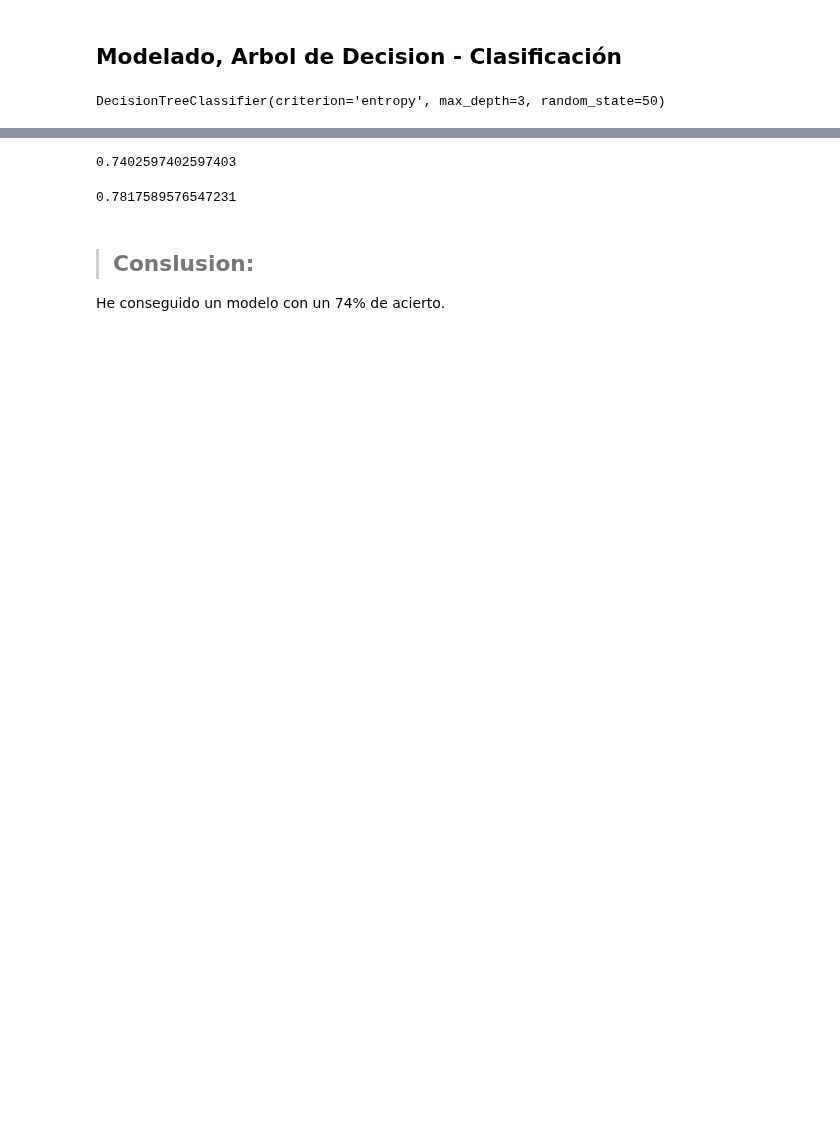
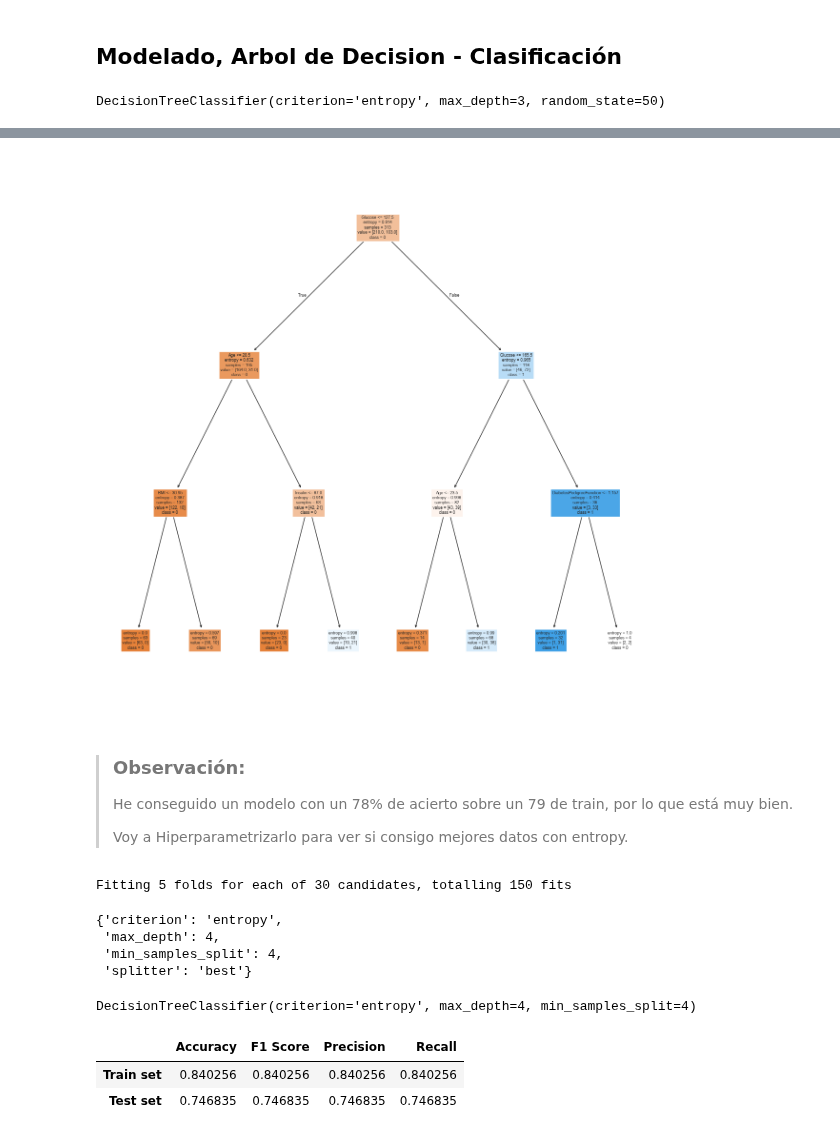
Before and after one commit to 4GeeksAcademy/sarayruiz---Machine-Learning, a Jupyter notebook: src/04-decision-tree-diabetes.ipynb, the cells around one changed output, grey strips where cells are left out. Drawn from its saved outputs; the diff is of its cells as text; code cells hidden in the pictures; blank space fills up the shorter version.

```diff
--- a/src/04-decision-tree-diabetes.ipynb
+++ b/src/04-decision-tree-diabetes.ipynb
@@ -148,8 +133,0 @@ get_classifier_metrics(y_pred_test, y_test, y_pred_train, y_train, average='weig
-# %%
-accuracy_score(y_test, y_pred_test)
-# %% [output]
-0.7402597402597403
-# %%
-accuracy_score(y_train, y_pred_train)
-# %% [output]
-0.7817589576547231
@@ -158,4 +134,49 @@ dump(model, open("decision_tree_classifier_insulina.pkl", "wb"))
+# %%
+fig = plt.figure(figsize=(15,15))
+
+tree.plot_tree(model_entropy, feature_names = list(X_train.columns),
+               class_names = ["0", "1", "2"], filled = True)
+
+plt.show()
+# %% [output]
+[figure, new version]
 # %% [markdown]
-> ## Conslusion:
-
-He conseguido un modelo con un 74% de acierto.
+> ### Observación:
+>
+>He conseguido un modelo con un 78% de acierto sobre un 79 de train, por lo que está muy bien.
+>
+>Voy a Hiperparametrizarlo para ver si consigo mejores datos con entropy.
+# %%
+# Hiperparametrización de entropy.
+
+# Definir hiperparámetros a probar
+hparam = {'criterion': ['entropy'],
+                   'splitter': ['best','random'],
+                   'max_depth': [2, 3, 4, 5, 10],
+                   'min_samples_split': [1, 2, 4]}
+
+# Implementar GridSearchCV
+grid_search_dtc = GridSearchCV(DecisionTreeClassifier(),
+                                hparam,
+                                cv=5,
+                                n_jobs=-1,
+                                verbose=1)
+
+# Entrenamos
+grid_search_dtc.fit(X_train, y_train)
+
+# Mostrar los mejores hiperparámetros encontrados
+grid_search_dtc.best_params_
+# %% [output]
+Fitting 5 folds for each of 30 candidates, totalling 150 fits
+{'criterion': 'entropy',
+ 'max_depth': 4,
+ 'min_samples_split': 4,
+ 'splitter': 'best'}
+# %%
+# Mejor modelo
+grid_search_dtc.best_estimator_
+# Entrenamos
+grid_search_dtc.best_estimator_.fit(X_train, y_train)
+# %% [output]
+DecisionTreeClassifier(criterion='entropy', max_depth=4, min_samples_split=4)
@@ -161,0 +186,7 @@ He conseguido un modelo con un 74% de acierto.
+# %%
+#Métricas
+get_classifier_metrics(y_pred_test_grid, y_test, y_pred_train_grid, y_train)
+# %% [output]
+|  | Accuracy | F1 Score | Precision | Recall |
+| Train set | 0.840256 | 0.840256 | 0.840256 | 0.840256 |
+| Test set | 0.746835 | 0.746835 | 0.746835 | 0.746835 |
```
Also changed, not shown: parts of 20 cells of this notebook, 4 other files.
